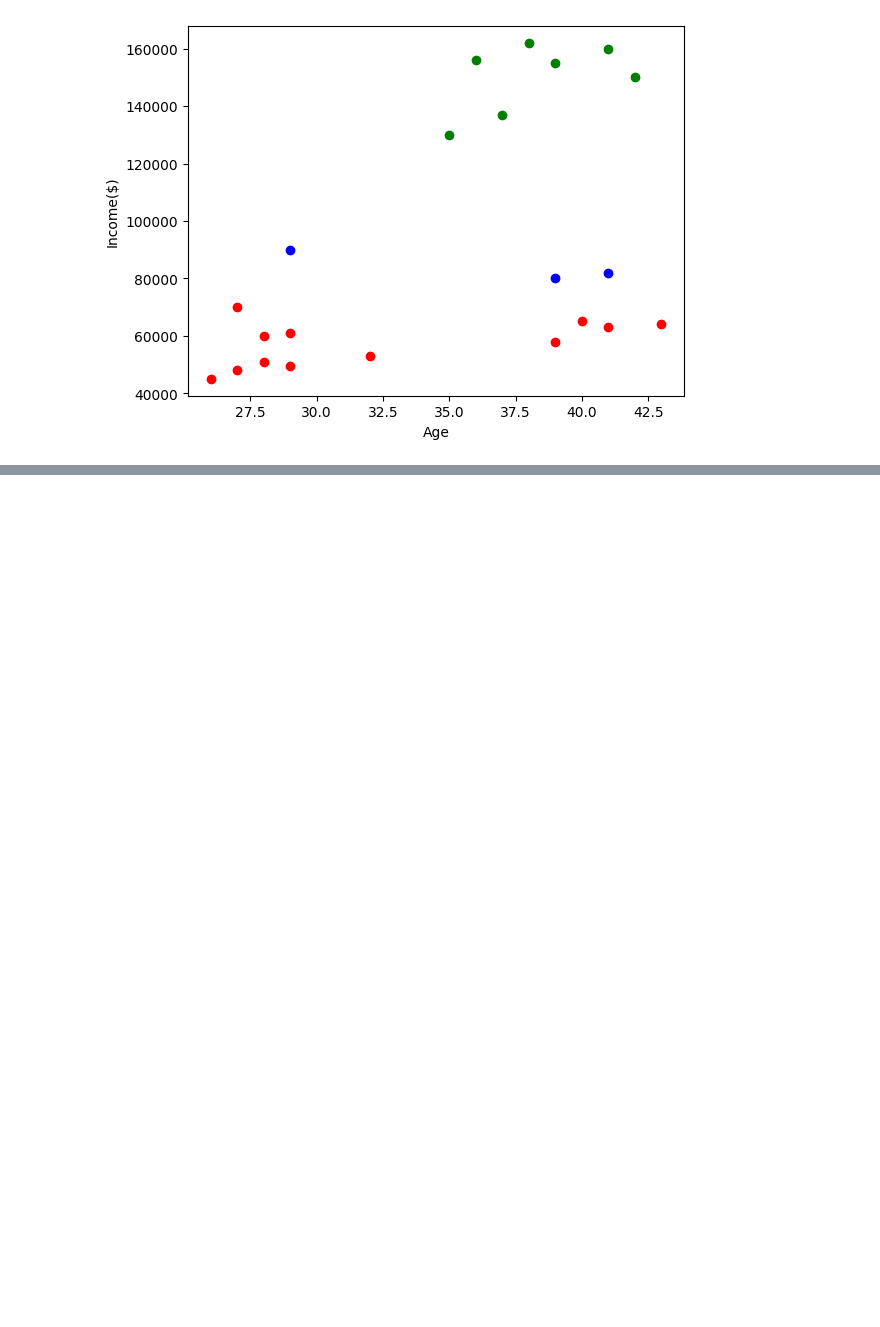
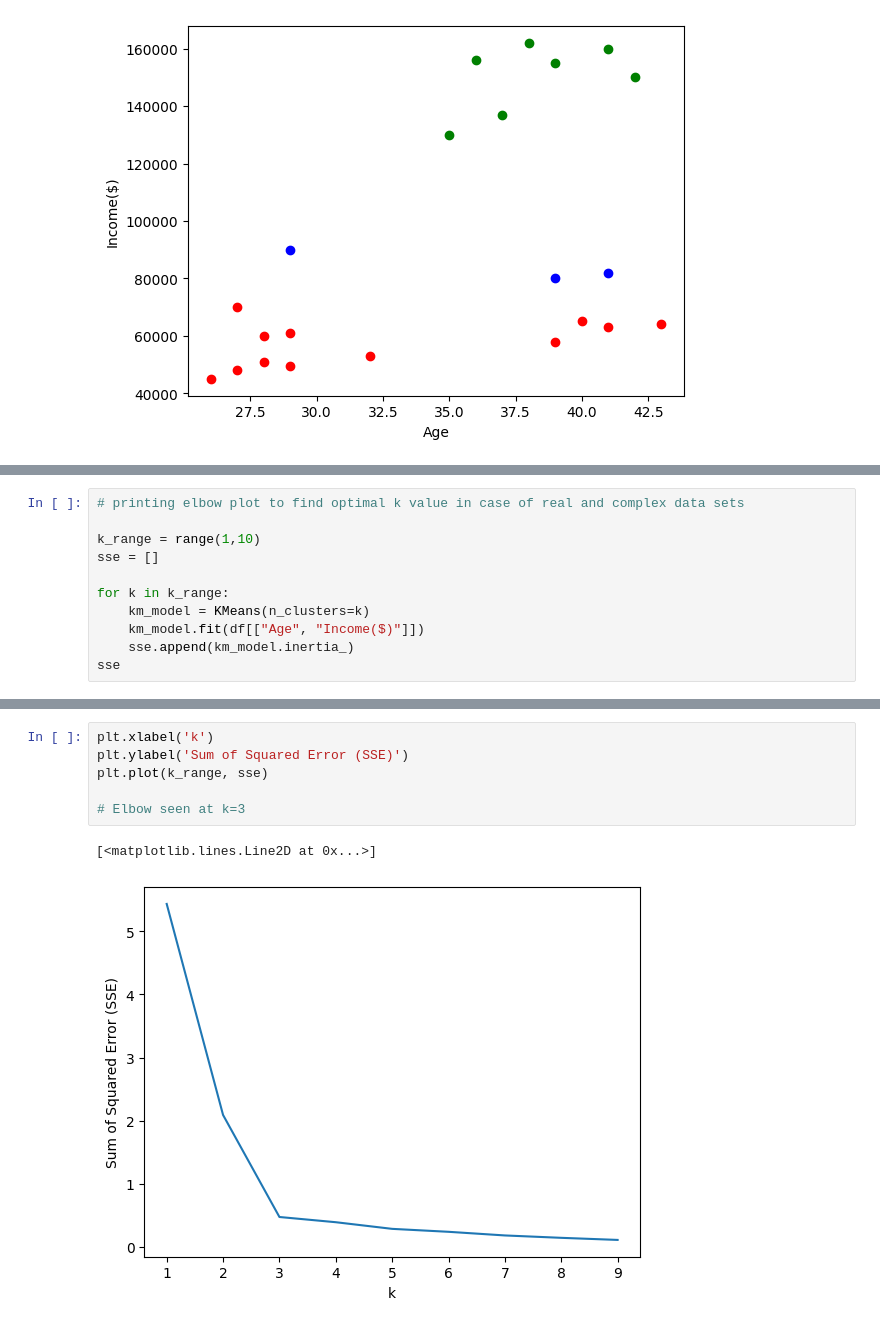
Before and after one commit to cmd-cosmos/ml-algorithms, a Jupyter notebook: Unsupervised-Learning/1-k-means-clustering/k_means_clustering.ipynb, the cells around one changed output, grey strips where cells are left out. Drawn from its saved outputs; the diff is of its cells as text; blank space fills up the shorter version.

```diff
--- a/Unsupervised-Learning/1-k-means-clustering/k_means_clustering.ipynb
+++ b/Unsupervised-Learning/1-k-means-clustering/k_means_clustering.ipynb
@@ -104,0 +218,11 @@ Text(0, 0.5, 'Income($)')
+# %%
+# printing elbow plot to find optimal k value in case of real and complex data sets
+
+k_range = range(1,10)
+sse = []
+
+for k in k_range:
+    km_model = KMeans(n_clusters=k)
+    km_model.fit(df[["Age", "Income($)"]])
+    sse.append(km_model.inertia_)
+sse
@@ -104,0 +239,9 @@ Text(0, 0.5, 'Income($)')
+# %%
+plt.xlabel('k')
+plt.ylabel('Sum of Squared Error (SSE)')
+plt.plot(k_range, sse)
+
+# Elbow seen at k=3
+# %% [output]
+[<matplotlib.lines.Line2D at 0x...>]
+[figure, added]
```
Also changed, not shown: parts of 9 cells of this notebook.
